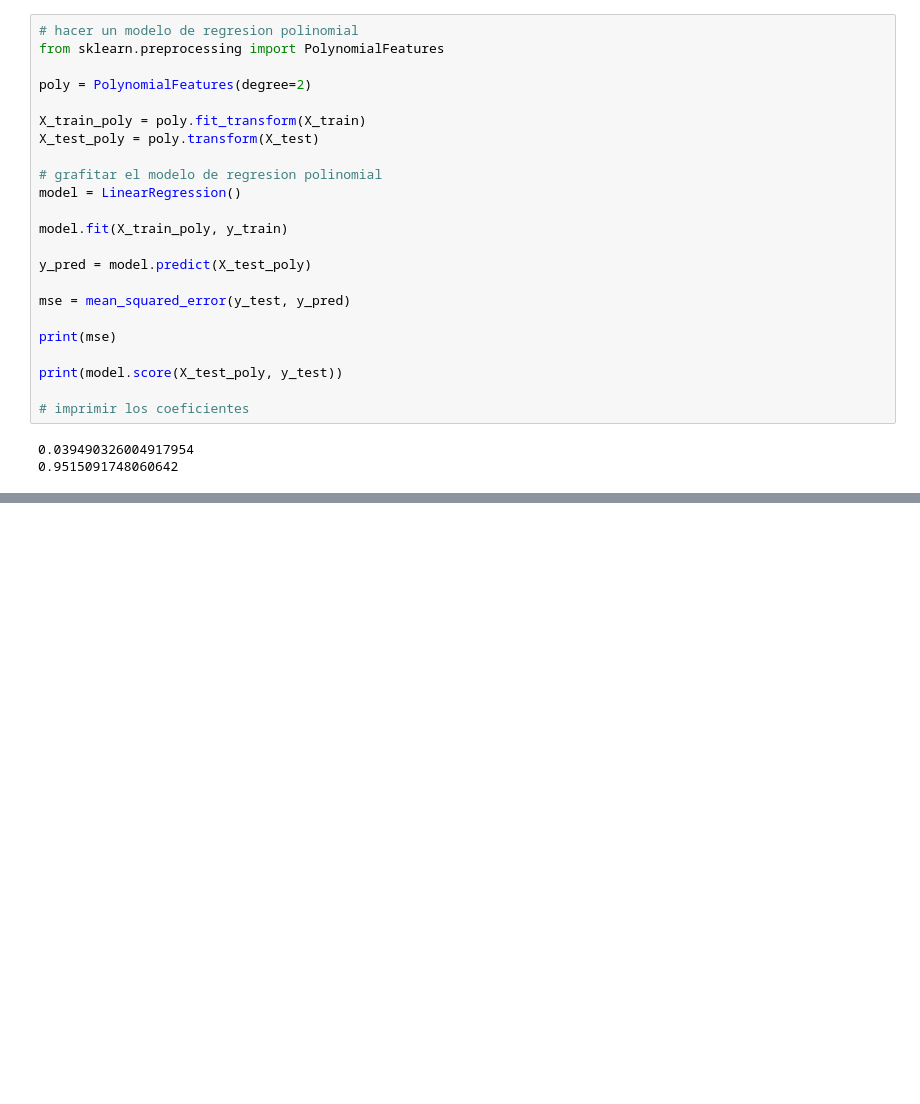
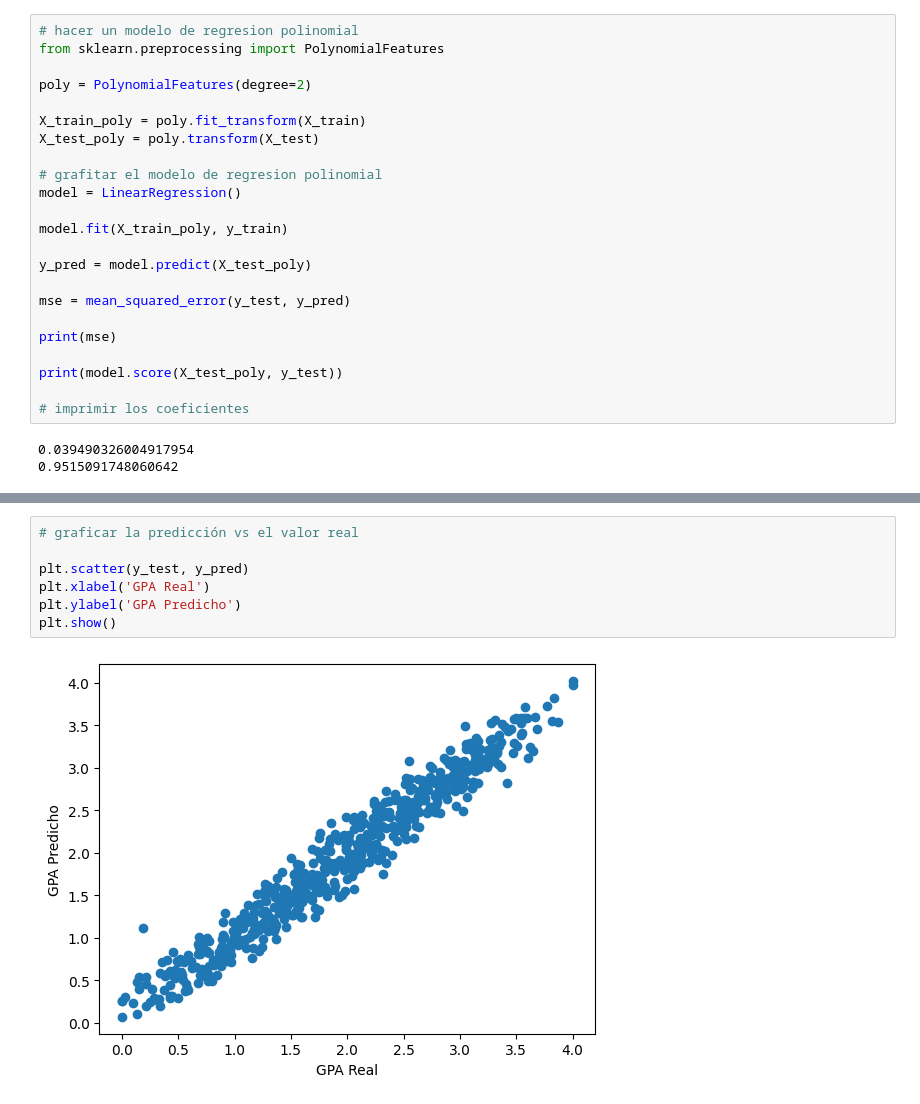
Before and after one commit to javierveloso/ml_students_grade, a Jupyter notebook: ml_student_grade.ipynb, the cells around one changed output, grey strips where cells are left out. Saved outputs shown, nothing was run; the diff lists cells and outputs as text; blank space fills up the shorter version.

```diff
--- a/ml_student_grade.ipynb
+++ b/ml_student_grade.ipynb
@@ -168,0 +185,9 @@ Epoch 7/100
+# %%
+# graficar la predicción vs el valor real
+
+plt.scatter(y_test, y_pred)
+plt.xlabel('GPA Real')
+plt.ylabel('GPA Predicho')
+plt.show()
+# %% [output]
+[figure, added]
```
Also changed, not shown: parts of 2 cells of this notebook.
